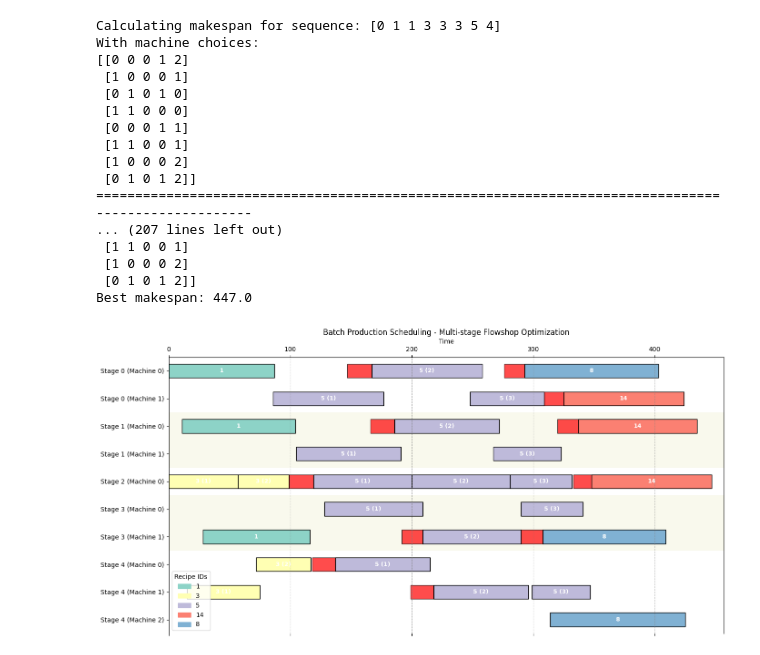
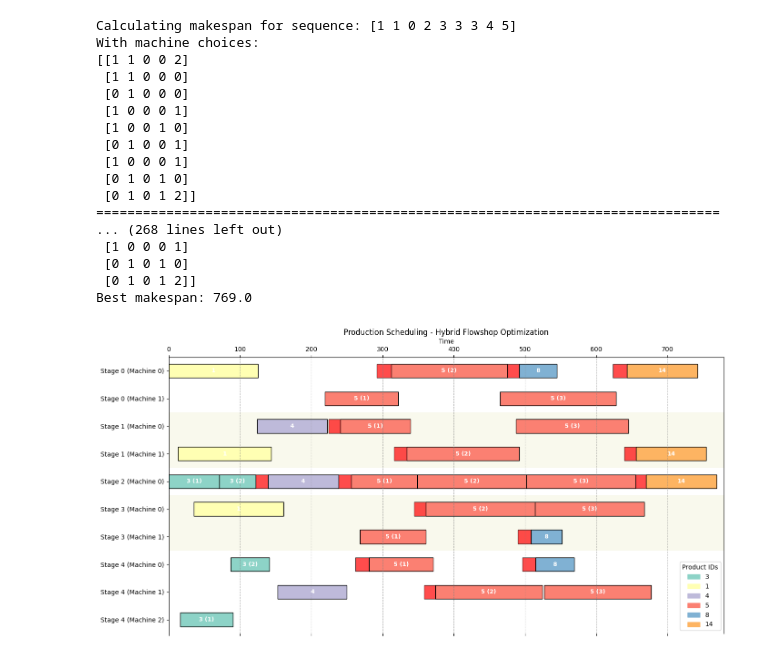
Before and after one commit to nowendwar/schantt-model, a Jupyter notebook: AI_g_generated_hybrid_model.ipynb, the cells around one changed output. Cells and saved outputs as stored; diff of their text form; code cells hidden in the pictures.

```diff
--- a/AI_g_generated_hybrid_model.ipynb
+++ b/AI_g_generated_hybrid_model.ipynb
@@ -484,15 +478,16 @@ Recipe ID 14 requires stages: [0, 1, 2]
 # %%
 # Create the problem instance
-problem = BakeryHybridSchedulingProblem(
+problem = HybridFlowshopSchedulingProblem(
     user_sequence_idx=user_sequence_idx,
-    recipe_id_to_index=recipe_id_to_index,
+    product_id_to_index=product_id_to_index,
     machines_per_stage=machines_per_stage,
     processing_times=processing_times,
     changeover_times=changeover_times,
-    batch_sizes=batch_sizes,
-    tact_times=tact_times,
-    recipe_ids=recipe_ids,
-    recipe_required_stages=recipe_required_stages,
+    order_quantities=order_quantities,
+    unit_intervals=unit_intervals,
+    product_ids=product_ids,
+    product_required_stages=product_required_stages,
+    transfer_times=transfer_times,
     debug=True
 )
 
@@ -500,7 +495,7 @@ problem = BakeryHybridSchedulingProblem(
 algorithm = GA(
     pop_size=200,
     sampling=CustomHybridSampling(),
-    crossover=CustomHybridCrossover(prob=0.7),
+    crossover=CustomHybridCrossover(prob=0.5),
     mutation=CustomHybridMutation(prob=0.1),
     eliminate_duplicates=True
 )
@@ -551,39 +544,40 @@ n_gen  |  n_eval  |     f_avg     |     f_min
 # %%
 # Extract and display results
 best_x = res.X
 best_perm = best_x[:problem.seq_length]
 makespan = problem.calculate_makespan(best_x, store_best=True)
 problem.best_perm = best_perm
 
 print("====" * 20)
-print("Original sequence of recipe IDs:", user_sequence_ids)
+print("Original sequence of product IDs:", user_sequence_ids)
 print("Best permutation of indices:", best_perm)
-print("Best sequence of recipe IDs:", problem.best_sequence_ids)
-print("Best machine choices per recipe and stage:\n", problem.best_machine_choices)
+print("Best sequence of product IDs:", problem.best_sequence_ids)
+print("Best machine choices per product and stage:\n", problem.best_machine_choices)
 print("Best makespan:", problem.max_makespan)
 
 problem.plot_gantt_chart()
 
-schedule_export = problem.export_schedule_for_js()
-print("Exported schedule for JS Gantt chart:")
-for entry in schedule_export:
-    print(entry)
+# # Export the schedule for JS Gantt chart
+# schedule_export = problem.export_schedule_for_js()
+# print("Exported schedule for JS Gantt chart:")
+# for entry in schedule_export:
+#     print(entry)
 # %% [output]
-Calculating makespan for sequence: [0 1 1 3 3 3 5 4]
+Calculating makespan for sequence: [1 1 0 2 3 3 3 4 5]
 With machine choices:
-[[0 0 0 1 2]
+[[1 1 0 0 2]
+ [1 1 0 0 0]
+ [0 1 0 0 0]
+ [1 0 0 0 1]
+ [1 0 0 1 0]
+ [0 1 0 0 1]
  [1 0 0 0 1]
  [0 1 0 1 0]
- [1 1 0 0 0]
- [0 0 0 1 1]
- [1 1 0 0 1]
- [1 0 0 0 2]
  [0 1 0 1 2]]
 ================================================================================
---------------------
-... (207 lines left out)
- [1 1 0 0 1]
- [1 0 0 0 2]
+... (268 lines left out)
+ [1 0 0 0 1]
+ [0 1 0 1 0]
  [0 1 0 1 2]]
-Best makespan: 447.0
+Best makespan: 769.0
-[figure, old version]
+[figure, new version]
```
Also changed, not shown: parts of 8 cells of this notebook, 1 other file.
